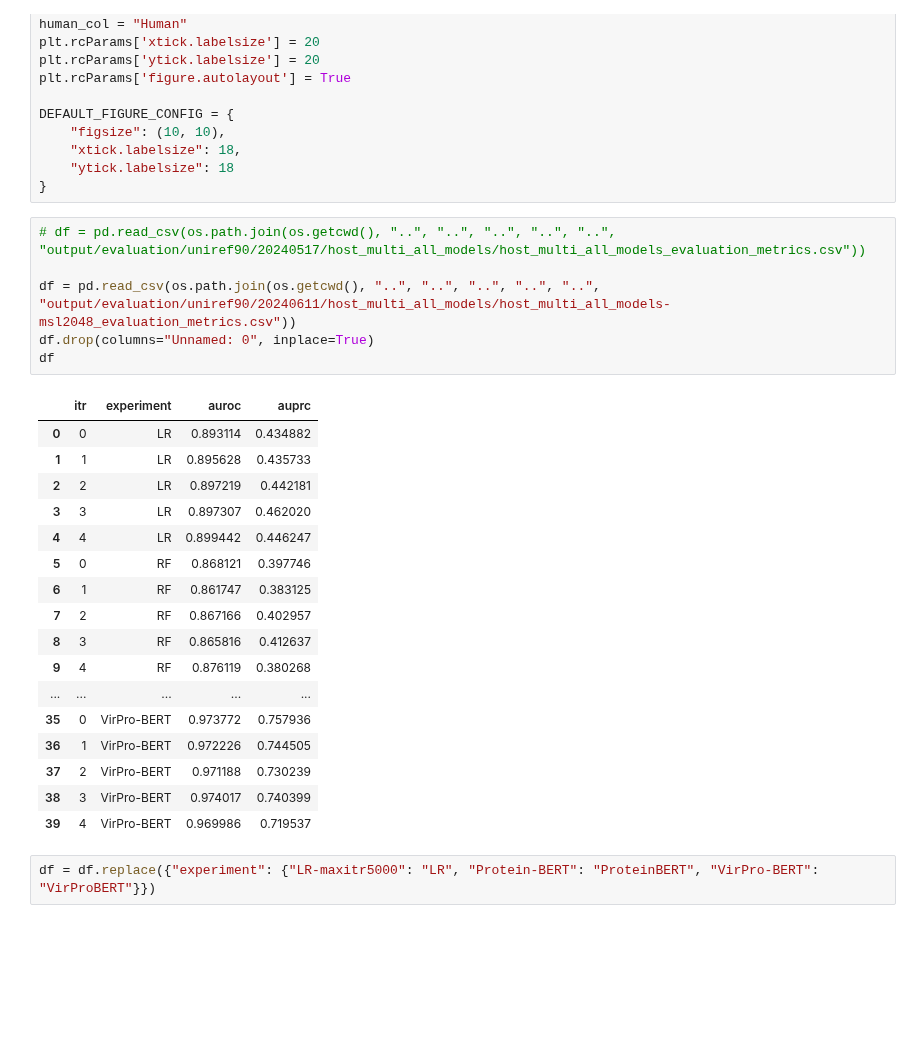
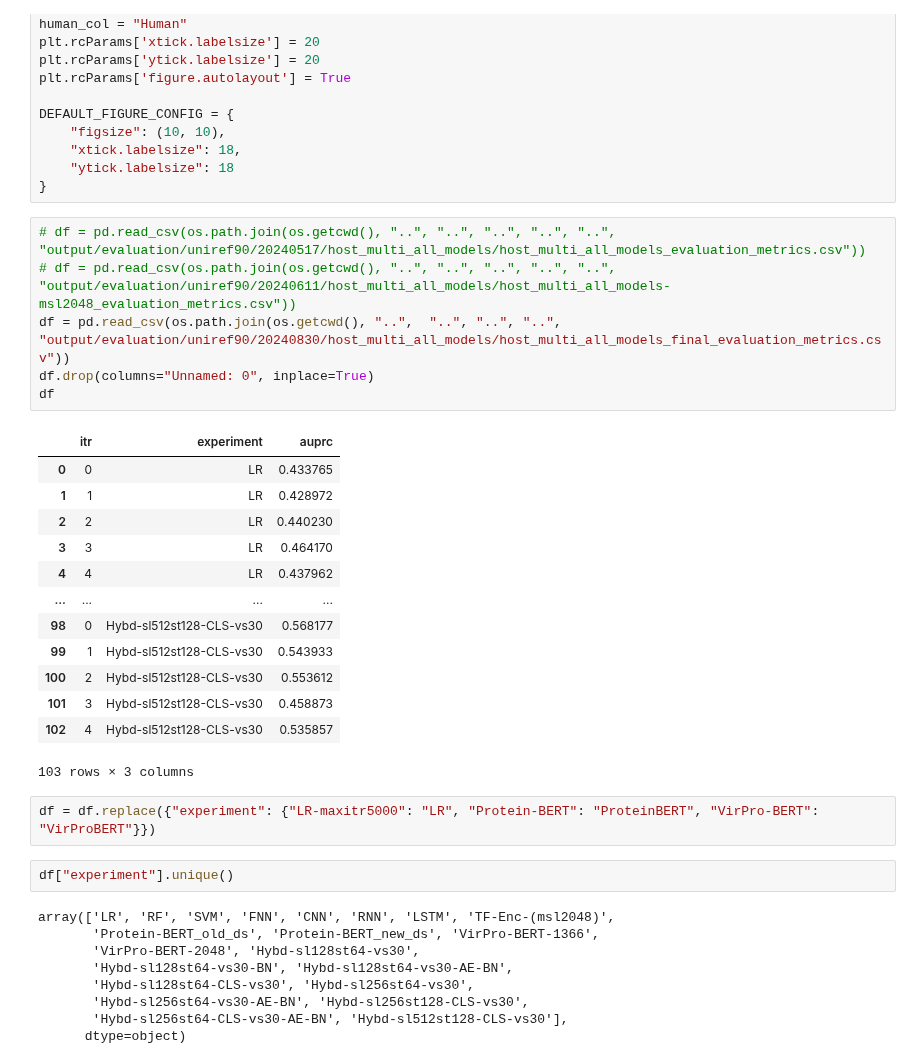
Before and after one commit to NSF-COMPASS-Center/HAVEN, a Jupyter notebook: src/jupyter_notebooks/results-analysis/uniref90/uniref90_embl_all_models_auprc_stats_analysis.ipynb, the cells around one changed output. Cells and saved outputs as stored; diff of their text form; blank space fills up the shorter version.

```diff
--- a/src/jupyter_notebooks/results-analysis/uniref90/uniref90_embl_all_models_auprc_stats_analysis.ipynb
+++ b/src/jupyter_notebooks/results-analysis/uniref90/uniref90_embl_all_models_auprc_stats_analysis.ipynb
@@ -95,27 +95,34 @@ DEFAULT_FIGURE_CONFIG = {
 }
 # %%
 # df = pd.read_csv(os.path.join(os.getcwd(), "..", "..", "..", "..", "..", "output/evaluation/uniref90/20240517/host_multi_all_models/host_multi_all_models_evaluation_metrics.csv"))
-
-df = pd.read_csv(os.path.join(os.getcwd(), "..", "..", "..", "..", "..", "output/evaluation/uniref90/20240611/host_multi_all_models/host_multi_all_models-msl2048_evaluation_metrics.csv"))
+# df = pd.read_csv(os.path.join(os.getcwd(), "..", "..", "..", "..", "..", "output/evaluation/uniref90/20240611/host_multi_all_models/host_multi_all_models-msl2048_evaluation_metrics.csv"))
+df = pd.read_csv(os.path.join(os.getcwd(), "..",  "..", "..", "..", "output/evaluation/uniref90/20240830/host_multi_all_models/host_multi_all_models_final_evaluation_metrics.csv"))
 df.drop(columns="Unnamed: 0", inplace=True)
 df
 # %% [output]
-|  | itr | experiment | auroc | auprc |
-| 0 | 0 | LR | 0.893114 | 0.434882 |
-| 1 | 1 | LR | 0.895628 | 0.435733 |
-| 2 | 2 | LR | 0.897219 | 0.442181 |
-| 3 | 3 | LR | 0.897307 | 0.462020 |
-| 4 | 4 | LR | 0.899442 | 0.446247 |
-| 5 | 0 | RF | 0.868121 | 0.397746 |
-| 6 | 1 | RF | 0.861747 | 0.383125 |
-| 7 | 2 | RF | 0.867166 | 0.402957 |
-| 8 | 3 | RF | 0.865816 | 0.412637 |
-| 9 | 4 | RF | 0.876119 | 0.380268 |
-| ... | ... | ... | ... | ... |
-| 35 | 0 | VirPro-BERT | 0.973772 | 0.757936 |
-| 36 | 1 | VirPro-BERT | 0.972226 | 0.744505 |
-| 37 | 2 | VirPro-BERT | 0.971188 | 0.730239 |
-| 38 | 3 | VirPro-BERT | 0.974017 | 0.740399 |
-| 39 | 4 | VirPro-BERT | 0.969986 | 0.719537 |
+|  | itr | experiment | auprc |
+| 0 | 0 | LR | 0.433765 |
+| 1 | 1 | LR | 0.428972 |
+| 2 | 2 | LR | 0.440230 |
+| 3 | 3 | LR | 0.464170 |
+| 4 | 4 | LR | 0.437962 |
+| ... | ... | ... | ... |
+| 98 | 0 | Hybd-sl512st128-CLS-vs30 | 0.568177 |
+| 99 | 1 | Hybd-sl512st128-CLS-vs30 | 0.543933 |
+| 100 | 2 | Hybd-sl512st128-CLS-vs30 | 0.553612 |
+| 101 | 3 | Hybd-sl512st128-CLS-vs30 | 0.458873 |
+| 102 | 4 | Hybd-sl512st128-CLS-vs30 | 0.535857 |
+103 rows × 3 columns
 # %%
 df = df.replace({"experiment": {"LR-maxitr5000": "LR", "Protein-BERT": "ProteinBERT", "VirPro-BERT": "VirProBERT"}})
+# %%
+df["experiment"].unique()
+# %% [output]
+array(['LR', 'RF', 'SVM', 'FNN', 'CNN', 'RNN', 'LSTM', 'TF-Enc-(msl2048)',
+       'Protein-BERT_old_ds', 'Protein-BERT_new_ds', 'VirPro-BERT-1366',
+       'VirPro-BERT-2048', 'Hybd-sl128st64-vs30',
+       'Hybd-sl128st64-vs30-BN', 'Hybd-sl128st64-vs30-AE-BN',
+       'Hybd-sl128st64-CLS-vs30', 'Hybd-sl256st64-vs30',
+       'Hybd-sl256st64-vs30-AE-BN', 'Hybd-sl256st128-CLS-vs30',
+       'Hybd-sl256st64-CLS-vs30-AE-BN', 'Hybd-sl512st128-CLS-vs30'],
+      dtype=object)
```
Also changed, not shown: parts of 6 cells of this notebook, 2 other files.
